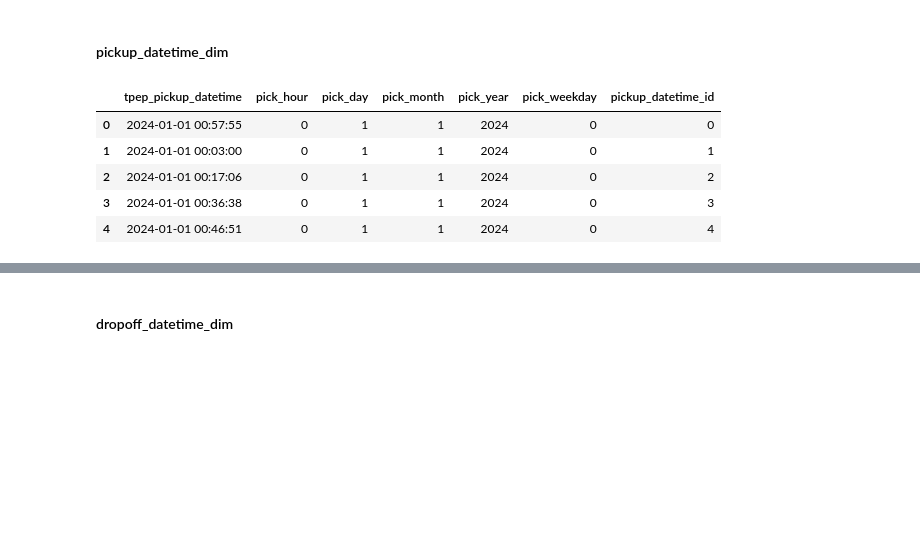
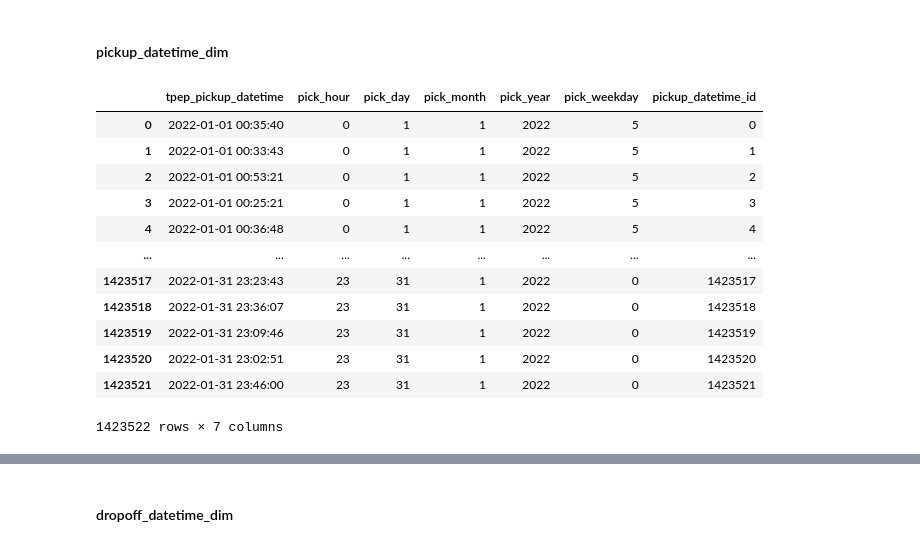
Before and after one commit to irishyl/2025-nyc-taxi, a Jupyter notebook: nyctaxi_data_pipeline.ipynb, the cells around one changed output, grey strips where cells are left out. Drawn from its saved outputs; the diff is of its cells as text; code cells hidden in the pictures; blank space fills up the shorter version.

```diff
--- a/nyctaxi_data_pipeline.ipynb
+++ b/nyctaxi_data_pipeline.ipynb
@@ -124,21 +109,29 @@ memory usage: 16.2+ KB
 # %% [markdown]
 #### pickup_datetime_dim
 # %%
-pickup_datetime_dim = df[['tpep_pickup_datetime']].drop_duplicates().reset_index(drop=True)
-pickup_datetime_dim['pick_hour'] = pickup_datetime_dim['tpep_pickup_datetime'].dt.hour
-pickup_datetime_dim['pick_day'] = pickup_datetime_dim['tpep_pickup_datetime'].dt.day
-pickup_datetime_dim['pick_month'] = pickup_datetime_dim['tpep_pickup_datetime'].dt.month
-pickup_datetime_dim['pick_year'] = pickup_datetime_dim['tpep_pickup_datetime'].dt.year
-pickup_datetime_dim['pick_weekday'] = pickup_datetime_dim['tpep_pickup_datetime'].dt.weekday
+def create_pickup_datetime_dim(df):
+    pickup_datetime_dim = df[['tpep_pickup_datetime']].drop_duplicates().reset_index(drop=True)
+    pickup_datetime_dim['pick_hour'] = pickup_datetime_dim['tpep_pickup_datetime'].dt.hour
+    pickup_datetime_dim['pick_day'] = pickup_datetime_dim['tpep_pickup_datetime'].dt.day
+    pickup_datetime_dim['pick_month'] = pickup_datetime_dim['tpep_pickup_datetime'].dt.month
+    pickup_datetime_dim['pick_year'] = pickup_datetime_dim['tpep_pickup_datetime'].dt.year
+    pickup_datetime_dim['pick_weekday'] = pickup_datetime_dim['tpep_pickup_datetime'].dt.weekday
+    pickup_datetime_dim['pickup_datetime_id'] = pickup_datetime_dim.index
 
-# set pk
-pickup_datetime_dim['pickup_datetime_id'] = pickup_datetime_dim.index
-# show
-pickup_datetime_dim.head()
+    return pickup_datetime_dim
-# %% [output]
-|  | tpep_pickup_datetime | pick_hour | pick_day | pick_month | pick_year | pick_weekday | pickup_datetime_id |
-| 0 | 2024-01-01 00:57:55 | 0 | 1 | 1 | 2024 | 0 | 0 |
-| 1 | 2024-01-01 00:03:00 | 0 | 1 | 1 | 2024 | 0 | 1 |
-| 2 | 2024-01-01 00:17:06 | 0 | 1 | 1 | 2024 | 0 | 2 |
-| 3 | 2024-01-01 00:36:38 | 0 | 1 | 1 | 2024 | 0 | 3 |
-| 4 | 2024-01-01 00:46:51 | 0 | 1 | 1 | 2024 | 0 | 4 |
+# %%
+create_pickup_datetime_dim(df)
+# %% [output]
+|  | tpep_pickup_datetime | pick_hour | pick_day | pick_month | pick_year | pick_weekday | pickup_datetime_id |
+| 0 | 2022-01-01 00:35:40 | 0 | 1 | 1 | 2022 | 5 | 0 |
+| 1 | 2022-01-01 00:33:43 | 0 | 1 | 1 | 2022 | 5 | 1 |
+| 2 | 2022-01-01 00:53:21 | 0 | 1 | 1 | 2022 | 5 | 2 |
+| 3 | 2022-01-01 00:25:21 | 0 | 1 | 1 | 2022 | 5 | 3 |
+| 4 | 2022-01-01 00:36:48 | 0 | 1 | 1 | 2022 | 5 | 4 |
+| ... | ... | ... | ... | ... | ... | ... | ... |
+| 1423517 | 2022-01-31 23:23:43 | 23 | 31 | 1 | 2022 | 0 | 1423517 |
+| 1423518 | 2022-01-31 23:36:07 | 23 | 31 | 1 | 2022 | 0 | 1423518 |
+| 1423519 | 2022-01-31 23:09:46 | 23 | 31 | 1 | 2022 | 0 | 1423519 |
+| 1423520 | 2022-01-31 23:02:51 | 23 | 31 | 1 | 2022 | 0 | 1423520 |
+| 1423521 | 2022-01-31 23:46:00 | 23 | 31 | 1 | 2022 | 0 | 1423521 |
+1423522 rows × 7 columns
```
Also changed, not shown: parts of 29 cells of this notebook.
